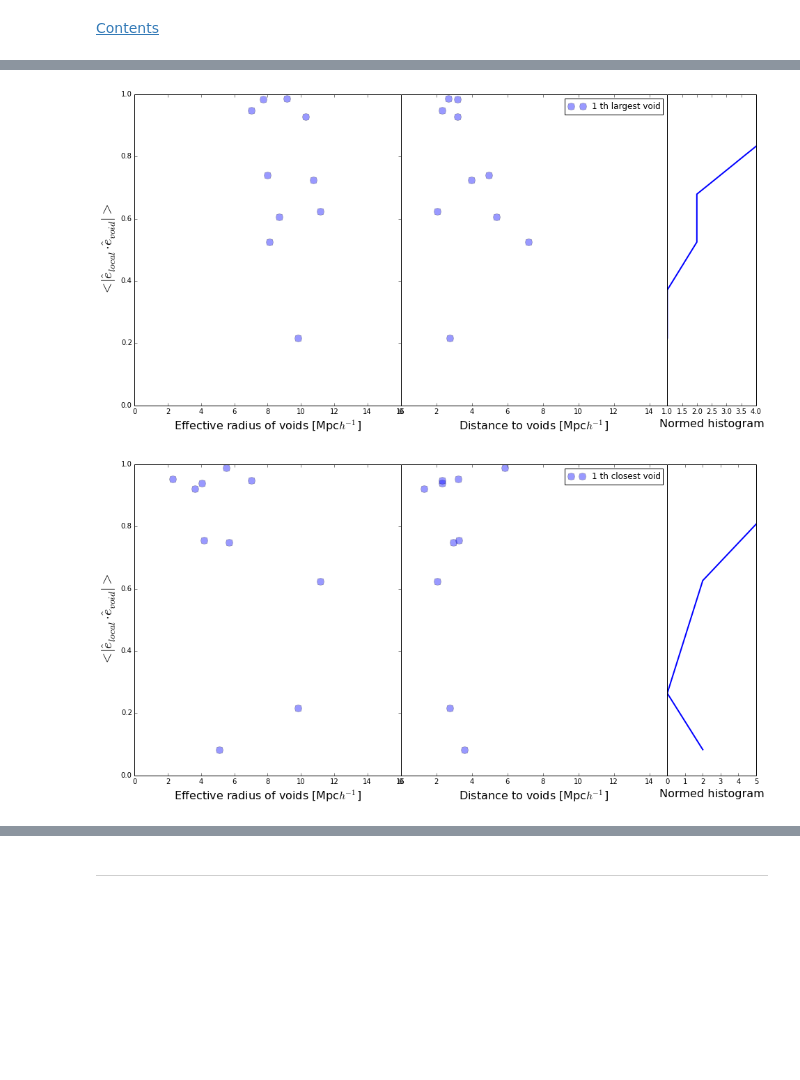
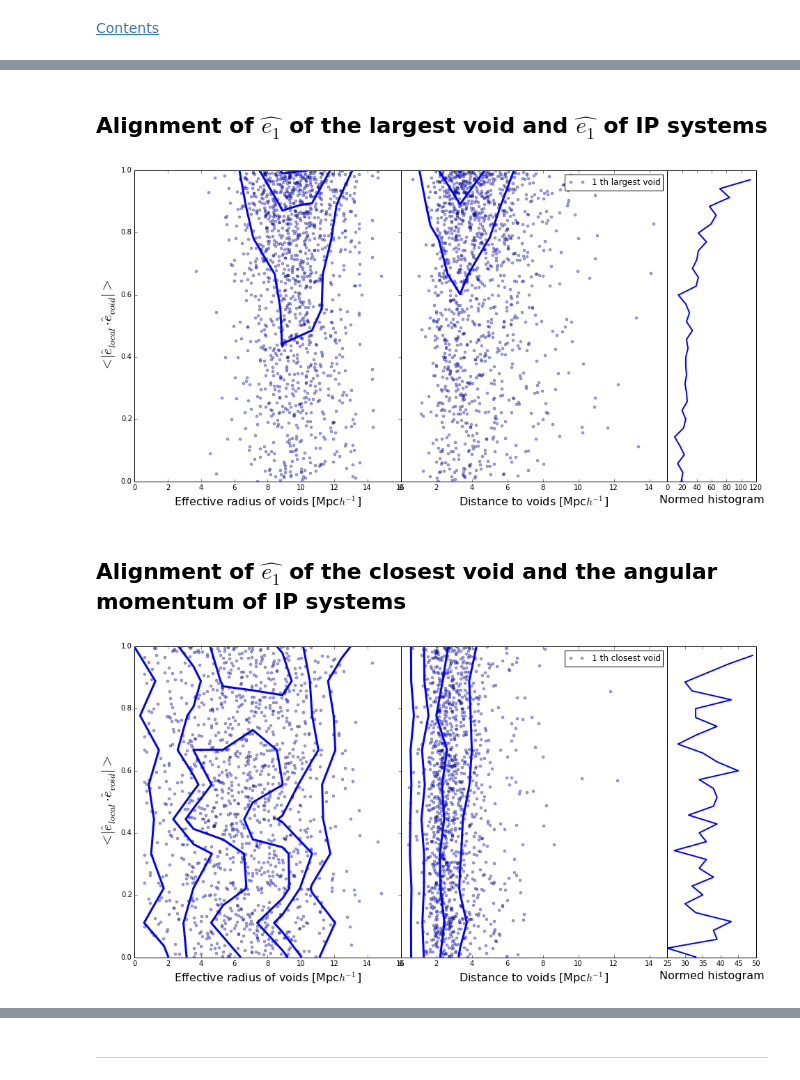
Before and after one commit to sbustamante/LGVoids, a Jupyter notebook: codes/notebook.ipynb, the cells around one changed output, grey strips where cells are left out. Cells and saved outputs as stored; diff of their text form; code cells hidden in the pictures; blank space fills up the shorter version.

```diff
--- a/codes/notebook.ipynb
+++ b/codes/notebook.ipynb
@@ -864,7 +875,7 @@ def alignment( proper, eigvec = 1, types="ip", Nneigh=1, order = "closest", cont
         for ingh in xrange(Nneigh):
             alignment = []
             for isys in xrange(len(proper)):
-                alignment.append(abs(np.dot( proper[isys], eigvec_voids[ingh,isys] )))
+                alignment.append(abs(np.dot( proper[isys], eigvec_voids[ingh,isys] )/(norm(proper[isys]))))
 
             #Alingment vs size
             ax0.plot( voids_sizes[:,ingh], alignment, "o", alpha=0.4, markersize=ms,\
@@ -895,7 +906,7 @@ def alignment( proper, eigvec = 1, types="ip", Nneigh=1, order = "closest", cont
             for isys in xrange(len(proper)):
                 #Selecting the largest void of each system
                 ingh = np.argsort(voids_sizes[isys])[-(inghs+1)]
-                alignment.append(abs(np.dot( proper[isys], eigvec_voids[ingh,isys] )))
+                alignment.append(abs(np.dot( proper[isys], eigvec_voids[ingh,isys] )/(norm(proper[isys]))))
                 voids_sizes_tmp.append(voids_sizes[isys,ingh])
                 voids_distances_tmp.append(voids_distances[isys,ingh*5])
 
@@ -938,8 +955,12 @@ def alignment( proper, eigvec = 1, types="ip", Nneigh=1, order = "closest", cont
+# %% [markdown]
+## Alignment of $\hat{e_1}$ of the largest void and $\hat{e_1}$ of IP systems
 # %%
-alignment( lg_eigvec3, 3, "lg", Nneigh=1, order="largest", ms=10 )
+alignment( ip_eigvec1, 1, "ip", Nneigh=1, order="largest", contourn=3 )
 # %% [output]
-[figure, old version]
+[figure, new version]
+# %% [markdown]
+## Alignment of $\hat{e_1}$ of the closest void and the angular momentum of IP systems
 # %%
-alignment( lg_eigvec3, 3, "lg", Nneigh=1, order="closest", ms=10 )
+alignment( Lip, 2, "ip", Nneigh=1, order="closest", contourn=3 )
 # %% [output]
-[figure, old version]
+[figure, new version]
```
Also changed, not shown: parts of 17 cells of this notebook.
